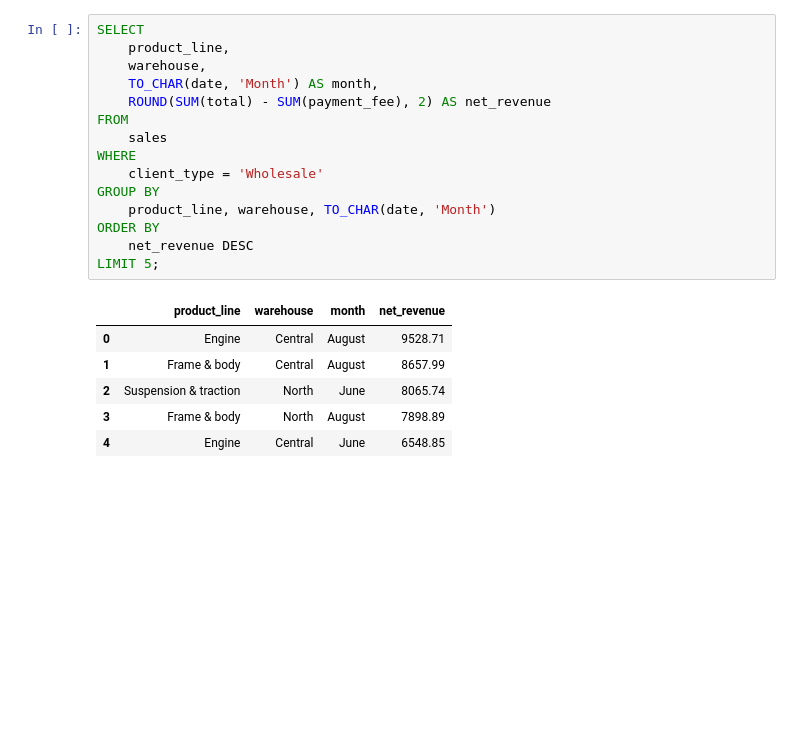
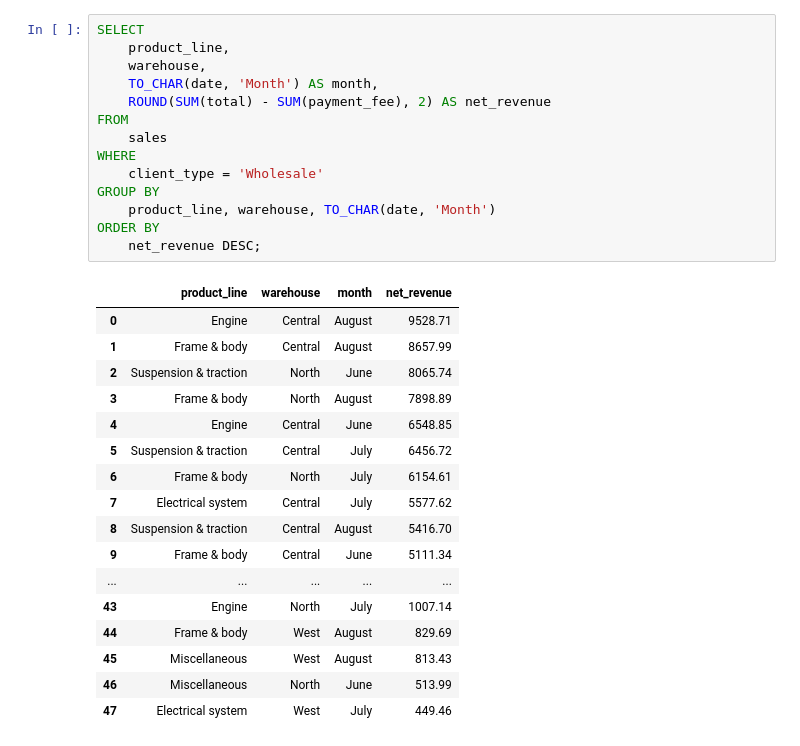
Before and after one commit to VibeHarboe/data-projects, a Jupyter notebook: Analyzing Motorcycle Part Sales./notebook.ipynb, the cells around one changed output. Cells and saved outputs as stored; diff of their text form; blank space fills up the shorter version.

```diff
--- a/Analyzing Motorcycle Part Sales./notebook.ipynb
+++ b/Analyzing Motorcycle Part Sales./notebook.ipynb
@@ -110,22 +82,32 @@ ORDER BY product_line, month, net_revenue DESC;
 # %%
 SELECT
     product_line,
     warehouse,
     TO_CHAR(date, 'Month') AS month,
     ROUND(SUM(total) - SUM(payment_fee), 2) AS net_revenue
 FROM
     sales
 WHERE
     client_type = 'Wholesale'
 GROUP BY
     product_line, warehouse, TO_CHAR(date, 'Month')
 ORDER BY
-    net_revenue DESC
-LIMIT 5;
+    net_revenue DESC;
 # %% [output]
 |  | product_line | warehouse | month | net_revenue |
 | 0 | Engine | Central | August | 9528.71 |
 | 1 | Frame & body | Central | August | 8657.99 |
 | 2 | Suspension & traction | North | June | 8065.74 |
 | 3 | Frame & body | North | August | 7898.89 |
 | 4 | Engine | Central | June | 6548.85 |
+| 5 | Suspension & traction | Central | July | 6456.72 |
+| 6 | Frame & body | North | July | 6154.61 |
+| 7 | Electrical system | Central | July | 5577.62 |
+| 8 | Suspension & traction | Central | August | 5416.70 |
+| 9 | Frame & body | Central | June | 5111.34 |
+| ... | ... | ... | ... | ... |
+| 43 | Engine | North | July | 1007.14 |
+| 44 | Frame & body | West | August | 829.69 |
+| 45 | Miscellaneous | West | August | 813.43 |
+| 46 | Miscellaneous | North | June | 513.99 |
+| 47 | Electrical system | West | July | 449.46 |
```
Also changed, not shown: parts of 6 cells of this notebook, 4 other files.
